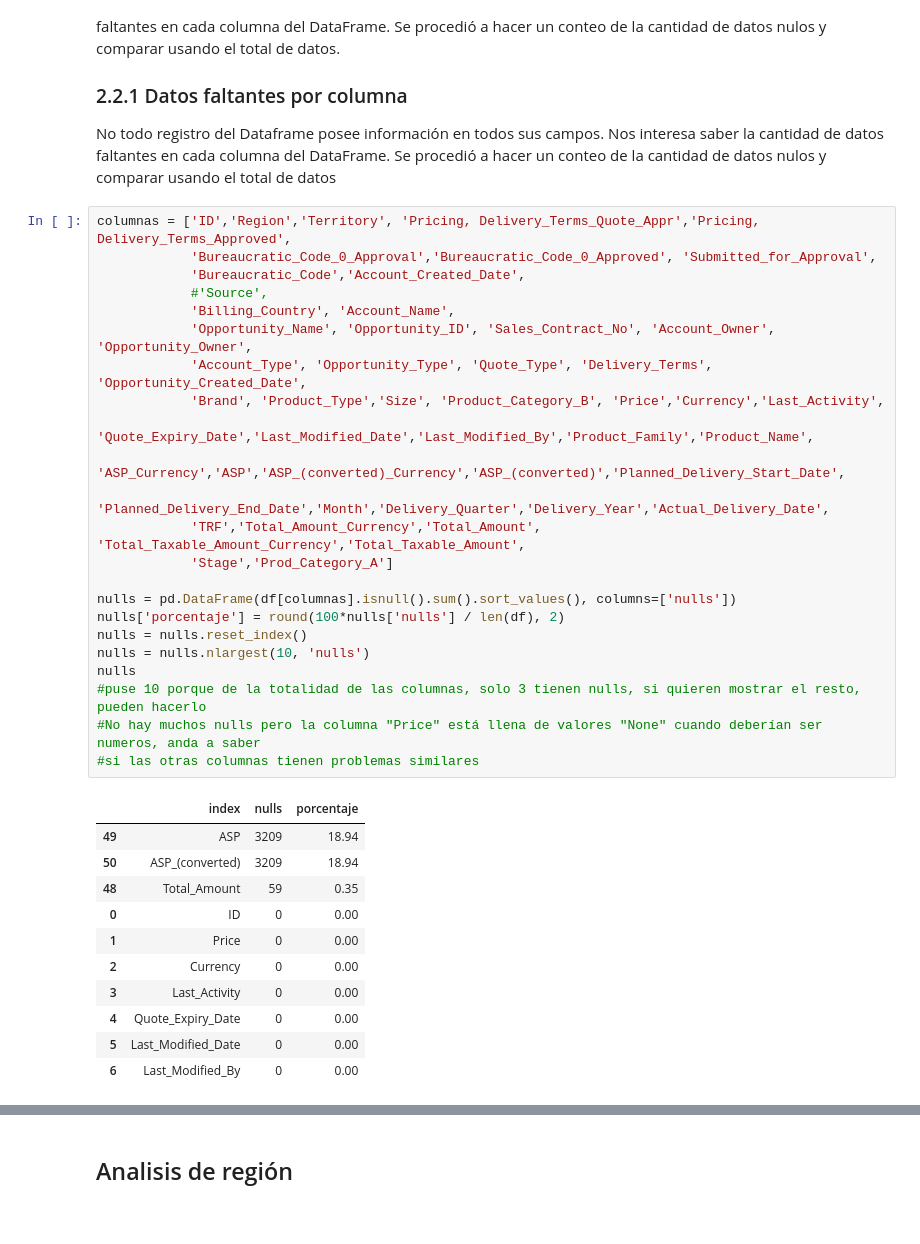
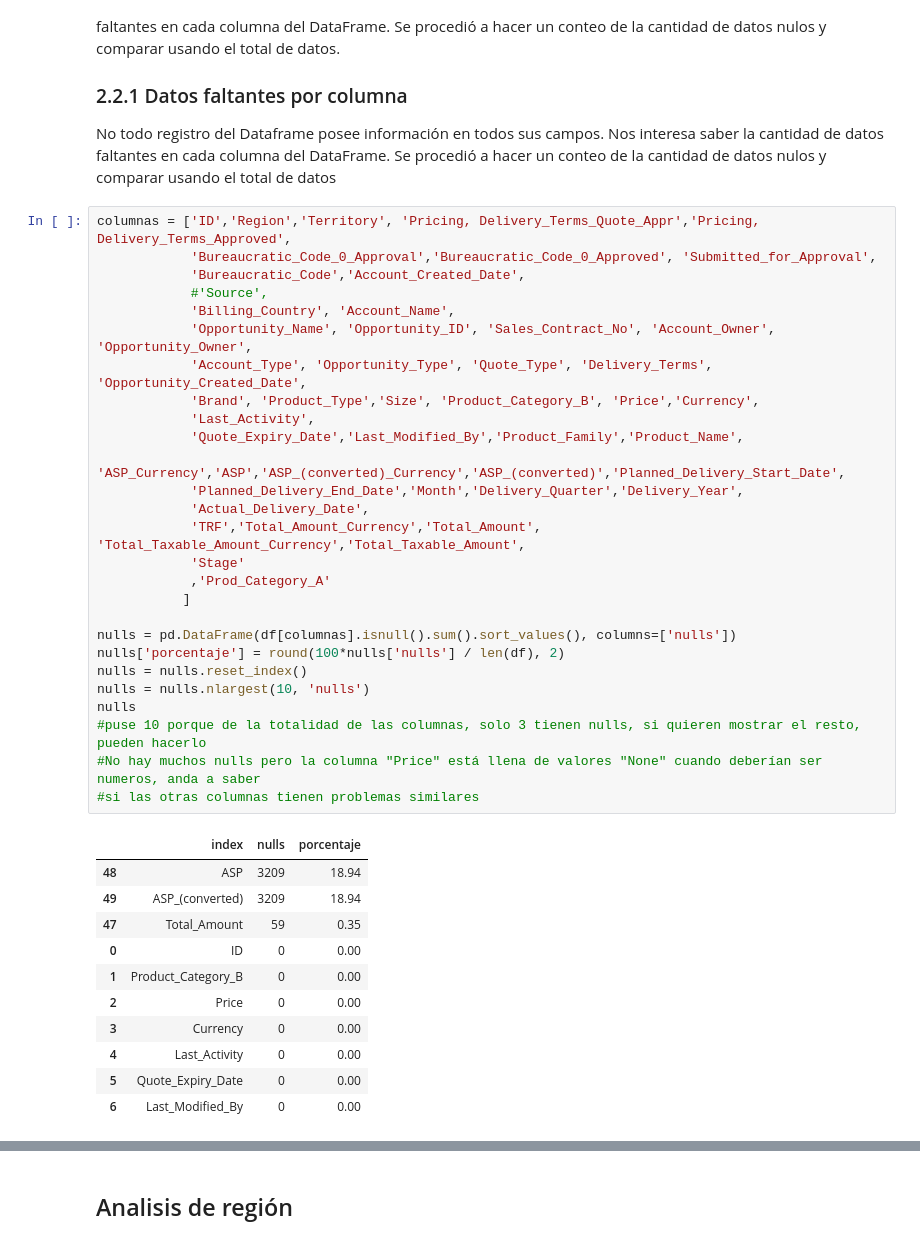
Before and after one commit to AlejandroBalladares/TP1---Organizaci-n-de-datos, a Jupyter notebook: data/TP1.ipynb, the cells around one changed output, grey strips where cells are left out. Saved outputs shown, nothing was run; the diff lists cells and outputs as text.

```diff
--- a/data/TP1.ipynb
+++ b/data/TP1.ipynb
@@ -95,37 +91,41 @@ No todo registro del Dataframe posee información en todos sus campos. Nos inter
 # %%
 columnas = ['ID','Region','Territory', 'Pricing, Delivery_Terms_Quote_Appr','Pricing, Delivery_Terms_Approved',
             'Bureaucratic_Code_0_Approval','Bureaucratic_Code_0_Approved', 'Submitted_for_Approval',
             'Bureaucratic_Code','Account_Created_Date',
             #'Source',
             'Billing_Country', 'Account_Name',
             'Opportunity_Name', 'Opportunity_ID', 'Sales_Contract_No', 'Account_Owner', 'Opportunity_Owner',
             'Account_Type', 'Opportunity_Type', 'Quote_Type', 'Delivery_Terms', 'Opportunity_Created_Date',
-            'Brand', 'Product_Type','Size', 'Product_Category_B', 'Price','Currency','Last_Activity',
-            'Quote_Expiry_Date','Last_Modified_Date','Last_Modified_By','Product_Family','Product_Name',
+            'Brand', 'Product_Type','Size', 'Product_Category_B', 'Price','Currency',
+            'Last_Activity',
+            'Quote_Expiry_Date','Last_Modified_By','Product_Family','Product_Name',
             'ASP_Currency','ASP','ASP_(converted)_Currency','ASP_(converted)','Planned_Delivery_Start_Date',
-            'Planned_Delivery_End_Date','Month','Delivery_Quarter','Delivery_Year','Actual_Delivery_Date',
+            'Planned_Delivery_End_Date','Month','Delivery_Quarter','Delivery_Year',
+            'Actual_Delivery_Date',
             'TRF','Total_Amount_Currency','Total_Amount', 'Total_Taxable_Amount_Currency','Total_Taxable_Amount',
-            'Stage','Prod_Category_A']
+            'Stage'
+            ,'Prod_Category_A'
+           ]
 
 nulls = pd.DataFrame(df[columnas].isnull().sum().sort_values(), columns=['nulls'])
 nulls['porcentaje'] = round(100*nulls['nulls'] / len(df), 2)
 nulls = nulls.reset_index()
 nulls = nulls.nlargest(10, 'nulls')
 nulls
 #puse 10 porque de la totalidad de las columnas, solo 3 tienen nulls, si quieren mostrar el resto, pueden hacerlo
 #No hay muchos nulls pero la columna "Price" está llena de valores "None" cuando deberían ser numeros, anda a saber
 #si las otras columnas tienen problemas similares
 # %% [output]
 |  | index | nulls | porcentaje |
-| 49 | ASP | 3209 | 18.94 |
-| 50 | ASP_(converted) | 3209 | 18.94 |
-| 48 | Total_Amount | 59 | 0.35 |
+| 48 | ASP | 3209 | 18.94 |
+| 49 | ASP_(converted) | 3209 | 18.94 |
+| 47 | Total_Amount | 59 | 0.35 |
 | 0 | ID | 0 | 0.00 |
-| 1 | Price | 0 | 0.00 |
-| 2 | Currency | 0 | 0.00 |
-| 3 | Last_Activity | 0 | 0.00 |
-| 4 | Quote_Expiry_Date | 0 | 0.00 |
-| 5 | Last_Modified_Date | 0 | 0.00 |
+| 1 | Product_Category_B | 0 | 0.00 |
+| 2 | Price | 0 | 0.00 |
+| 3 | Currency | 0 | 0.00 |
+| 4 | Last_Activity | 0 | 0.00 |
+| 5 | Quote_Expiry_Date | 0 | 0.00 |
 | 6 | Last_Modified_By | 0 | 0.00 |
 # %%
 # Tamaño
```
Also changed, not shown: parts of 73 cells of this notebook.
